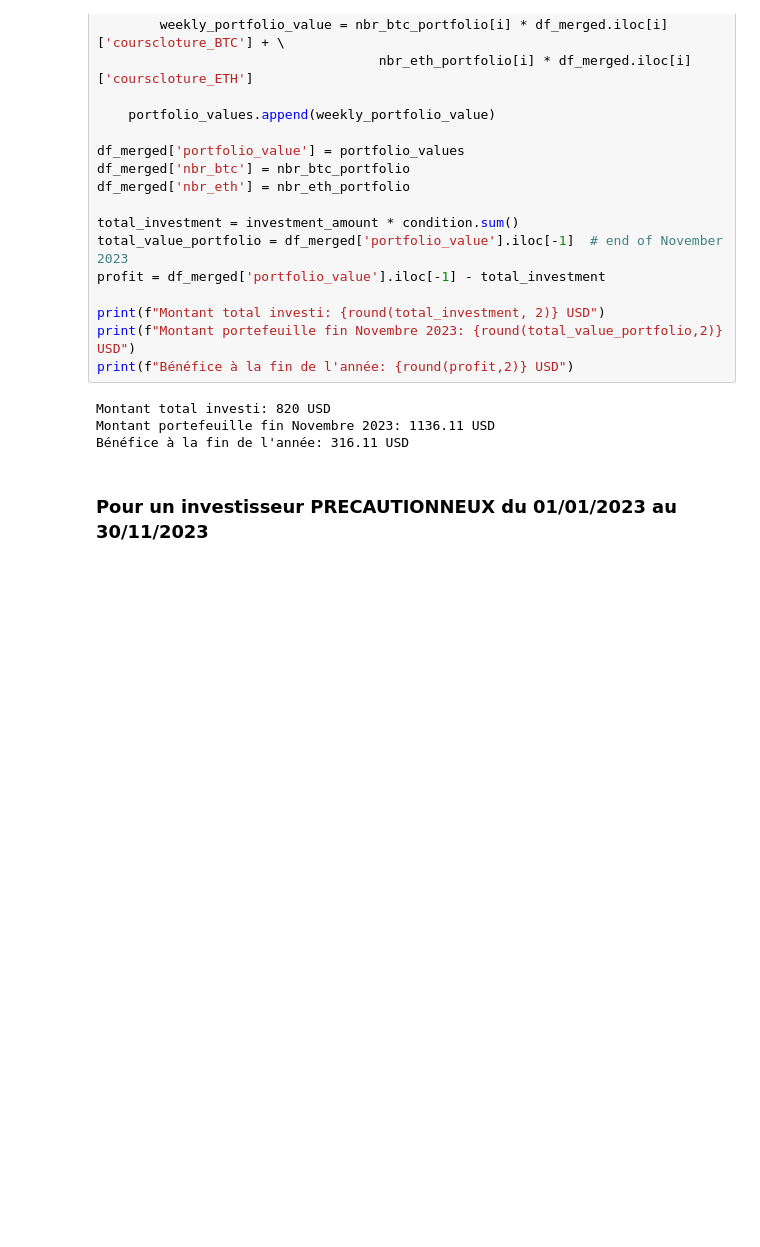
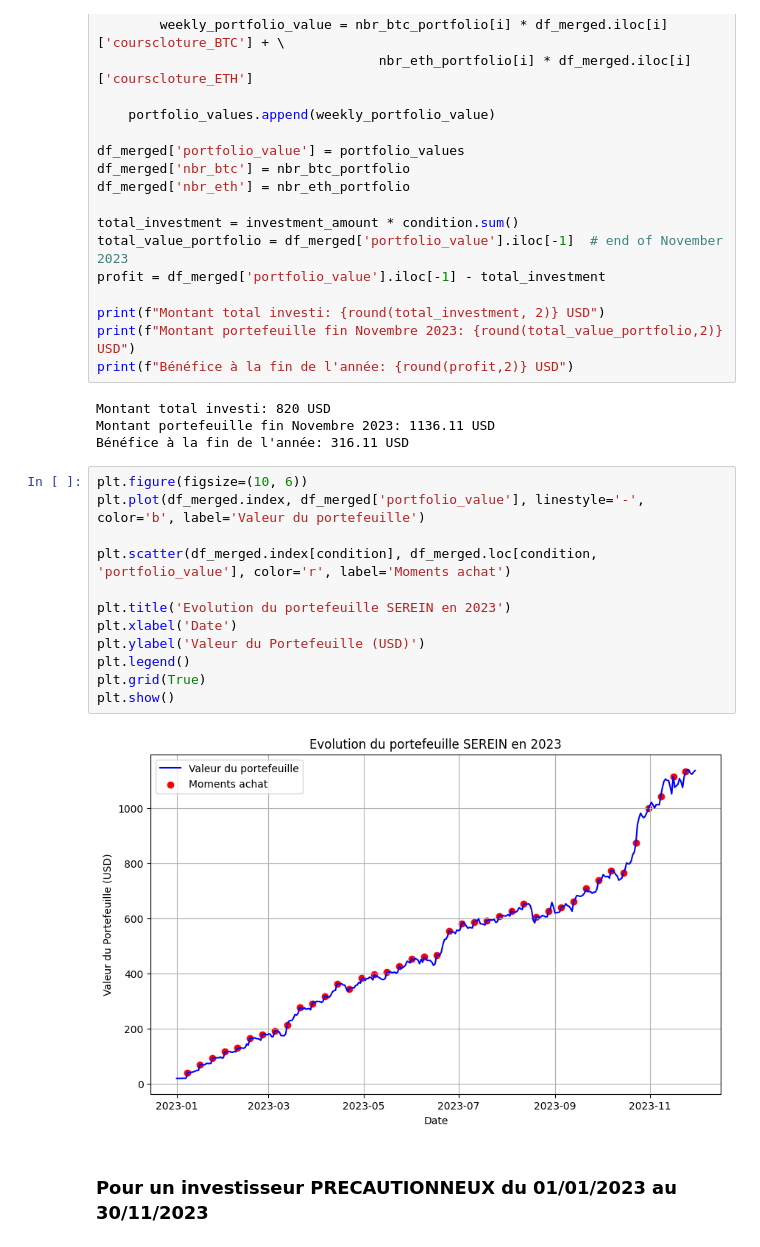
Before and after one commit to EarnFounders/GraphPerf2023, a Jupyter notebook: Graph.ipynb, the cells around one changed output. Saved outputs shown, nothing was run; the diff lists cells and outputs as text; blank space fills up the shorter version.

```diff
--- a/Graph.ipynb
+++ b/Graph.ipynb
@@ -212,6 +165,20 @@ print(f"Bénéfice à la fin de l'année: {round(profit,2)} USD")
 Montant total investi: 820 USD
 Montant portefeuille fin Novembre 2023: 1136.11 USD
 Bénéfice à la fin de l'année: 316.11 USD
+# %%
+plt.figure(figsize=(10, 6))
+plt.plot(df_merged.index, df_merged['portfolio_value'], linestyle='-', color='b', label='Valeur du portefeuille')
+
+plt.scatter(df_merged.index[condition], df_merged.loc[condition, 'portfolio_value'], color='r', label='Moments achat')
+
+plt.title('Evolution du portefeuille SEREIN en 2023')
+plt.xlabel('Date')
+plt.ylabel('Valeur du Portefeuille (USD)')
+plt.legend()
+plt.grid(True)
+plt.show()
+# %% [output]
+[figure, added]
 # %% [markdown]
 ### Pour un investisseur PRECAUTIONNEUX du 01/01/2023 au 30/11/2023
 # %%
```
Also changed, not shown: parts of 2 cells of this notebook.
